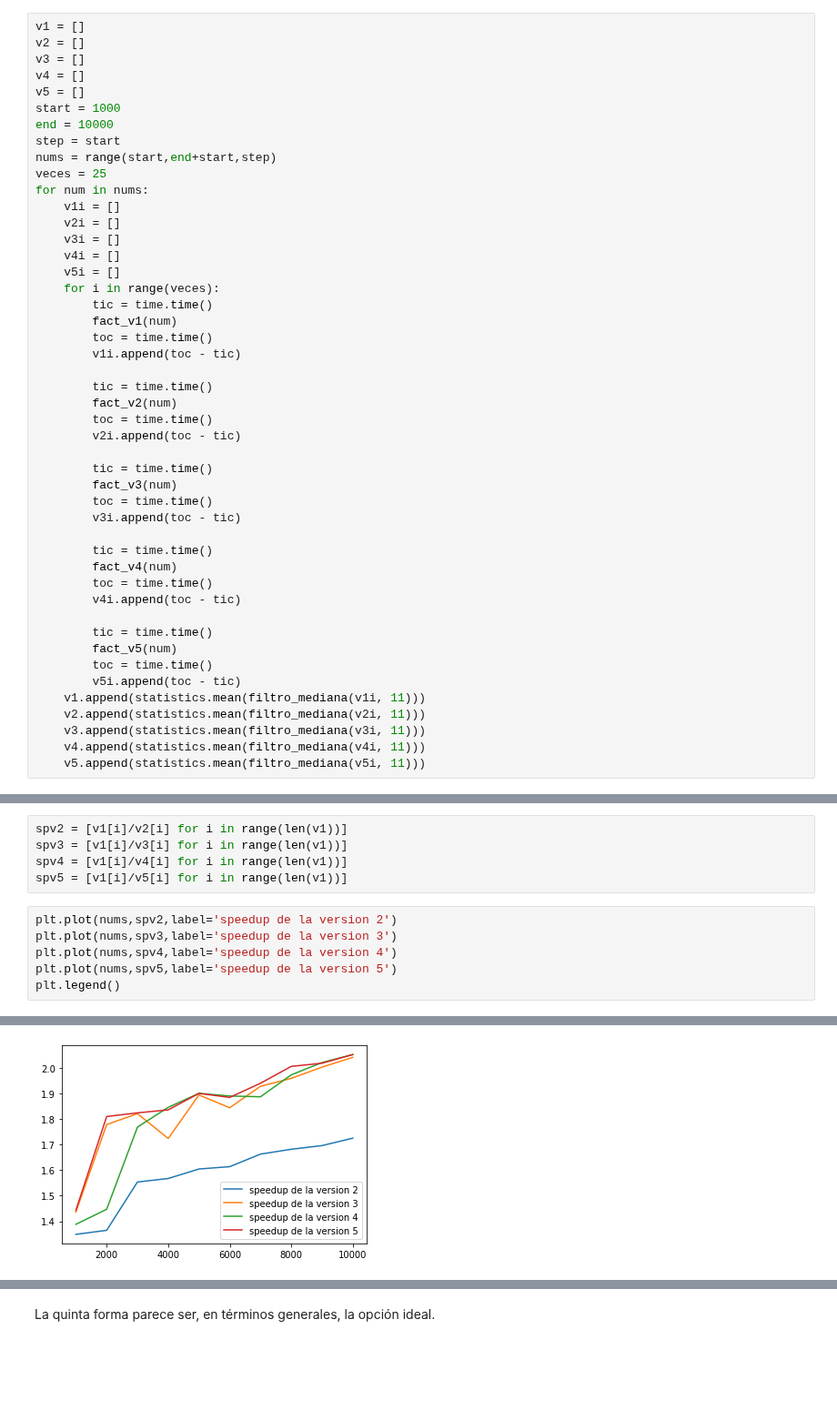
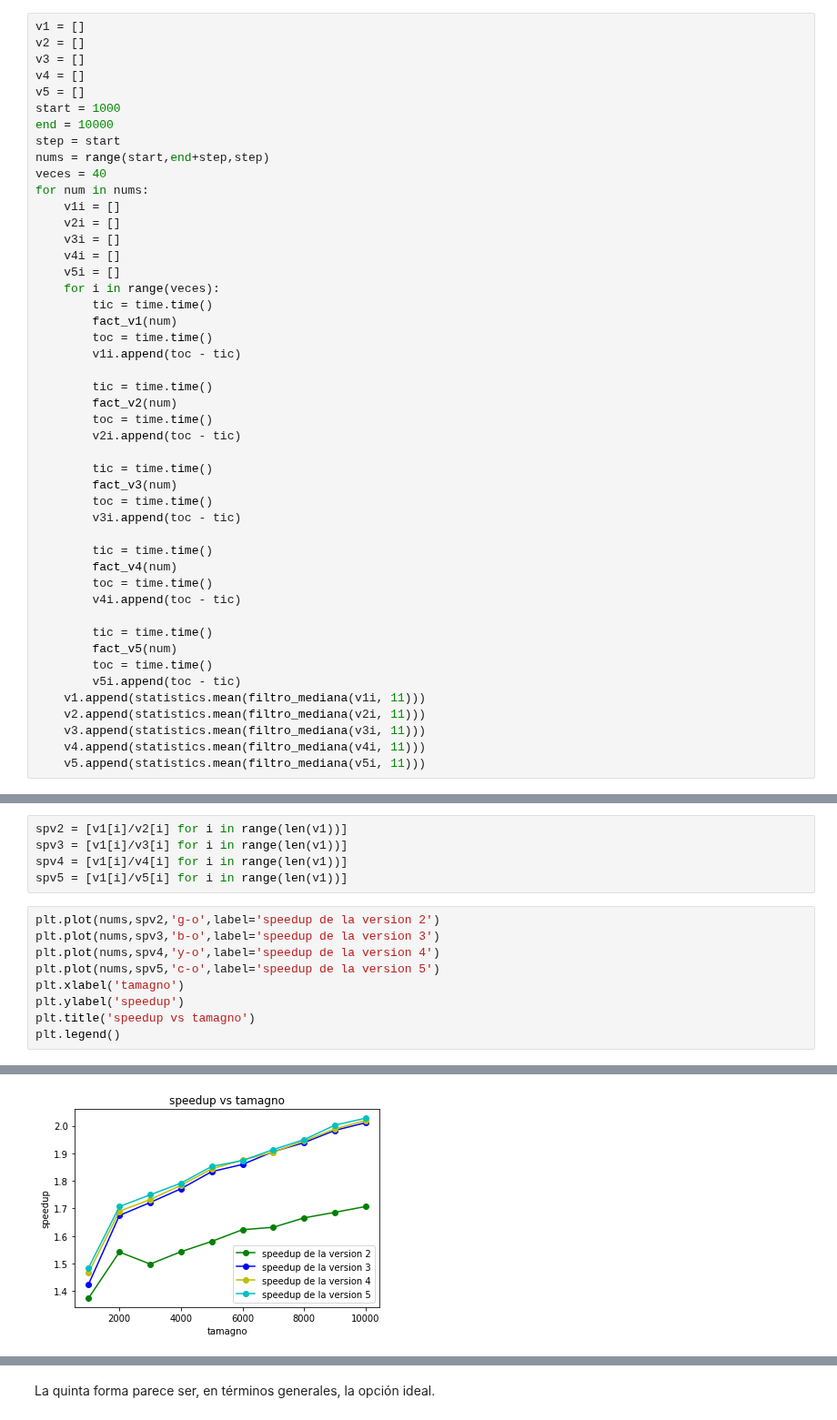
Before and after one commit to stefano-andre/sobre-python, a Jupyter notebook: factorial.ipynb, the cells around one changed output, grey strips where cells are left out. Shown at 91% size. Drawn from its saved outputs; the diff is of its cells as text; blank space fills up the shorter version.

```diff
--- a/factorial.ipynb
+++ b/factorial.ipynb
@@ -231,8 +240,8 @@ v5 = []
 start = 1000
 end = 10000
 step = start
-nums = range(start,end+start,step)
-veces = 25
+nums = range(start,end+step,step)
+veces = 40
 for num in nums:
     v1i = []
     v2i = []
@@ -301,12 +316,15 @@ spv3 = [v1[i]/v3[i] for i in range(len(v1))]
 spv4 = [v1[i]/v4[i] for i in range(len(v1))]
 spv5 = [v1[i]/v5[i] for i in range(len(v1))]
 # %%
-plt.plot(nums,spv2,label='speedup de la version 2')
-plt.plot(nums,spv3,label='speedup de la version 3')
-plt.plot(nums,spv4,label='speedup de la version 4')
-plt.plot(nums,spv5,label='speedup de la version 5')
+plt.plot(nums,spv2,'g-o',label='speedup de la version 2')
+plt.plot(nums,spv3,'b-o',label='speedup de la version 3')
+plt.plot(nums,spv4,'y-o',label='speedup de la version 4')
+plt.plot(nums,spv5,'c-o',label='speedup de la version 5')
+plt.xlabel('tamagno')
+plt.ylabel('speedup')
+plt.title('speedup vs tamagno')
 plt.legend()
 # %% [output]
 <matplotlib.legend.Legend at 0x...>
-[figure, old version]
+[figure, new version]
 # %%
```
Also changed, not shown: parts of 10 cells of this notebook.
